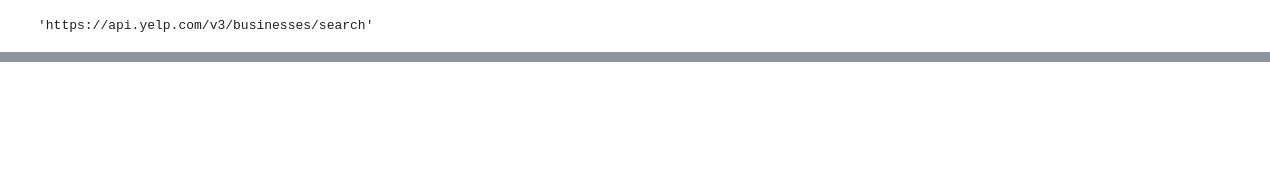
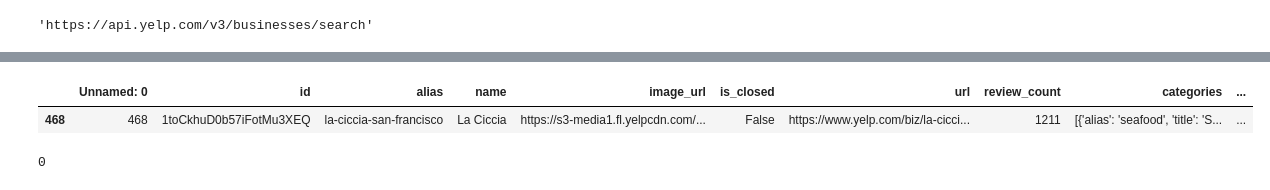
Before and after one commit to kayhanliao/DimSummary, a Jupyter notebook: data_engineering/yelp_api.ipynb, the cells around one changed output, grey strips where cells are left out. Saved outputs shown, nothing was run; the diff lists cells and outputs as text; code cells hidden in the pictures; blank space fills up the shorter version.

```diff
--- a/data_engineering/yelp_api.ipynb
+++ b/data_engineering/yelp_api.ipynb
@@ -253,0 +456,2 @@ Not sure why tables were seated and orders were being taken by people in line fi
+# %%
+df = pd.read_csv('chunky_restaurant_metadata_san_francisco.csv')
@@ -253,0 +475,11 @@ Not sure why tables were seated and orders were being taken by people in line fi
+# %%
+# stopped at La Ciccia
+
+df[df['name'] == 'La Ciccia']
+# %% [output]
+|  | Unnamed: 0 | id | alias | name | image_url | is_closed | url | review_count | categories | ... |
+| 468 | 468 | 1toCkhuD0b57iFotMu3XEQ | la-ciccia-san-francisco | La Ciccia | https://s3-media1.fl.yelpcdn.com/... | False | https://www.yelp.com/biz/la-cicci... | 1211 | [{'alias': 'seafood', 'title': 'S... | ... |
+# %%
+100 % 25
+# %% [output]
+0
```
Also changed, not shown: parts of 63 cells of this notebook, 8 other files.
